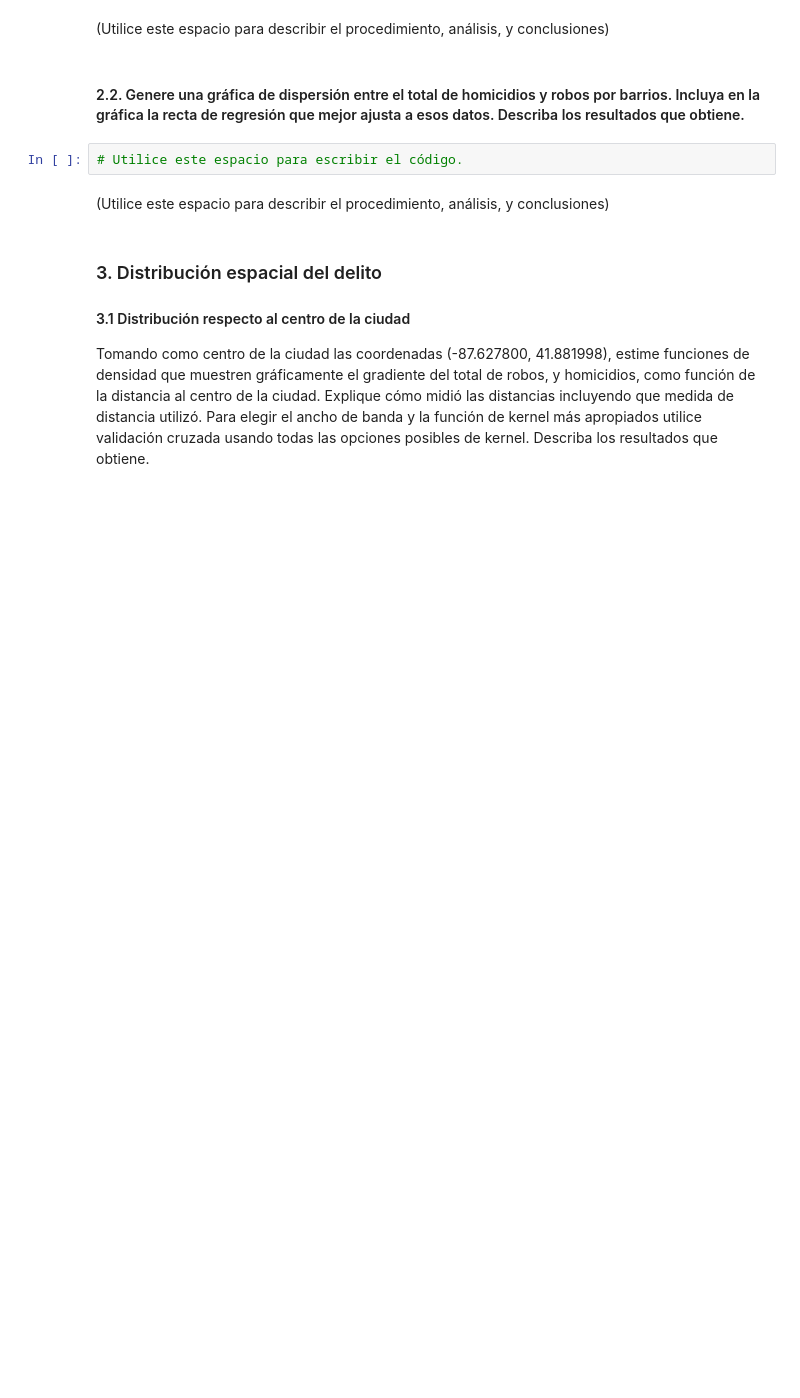
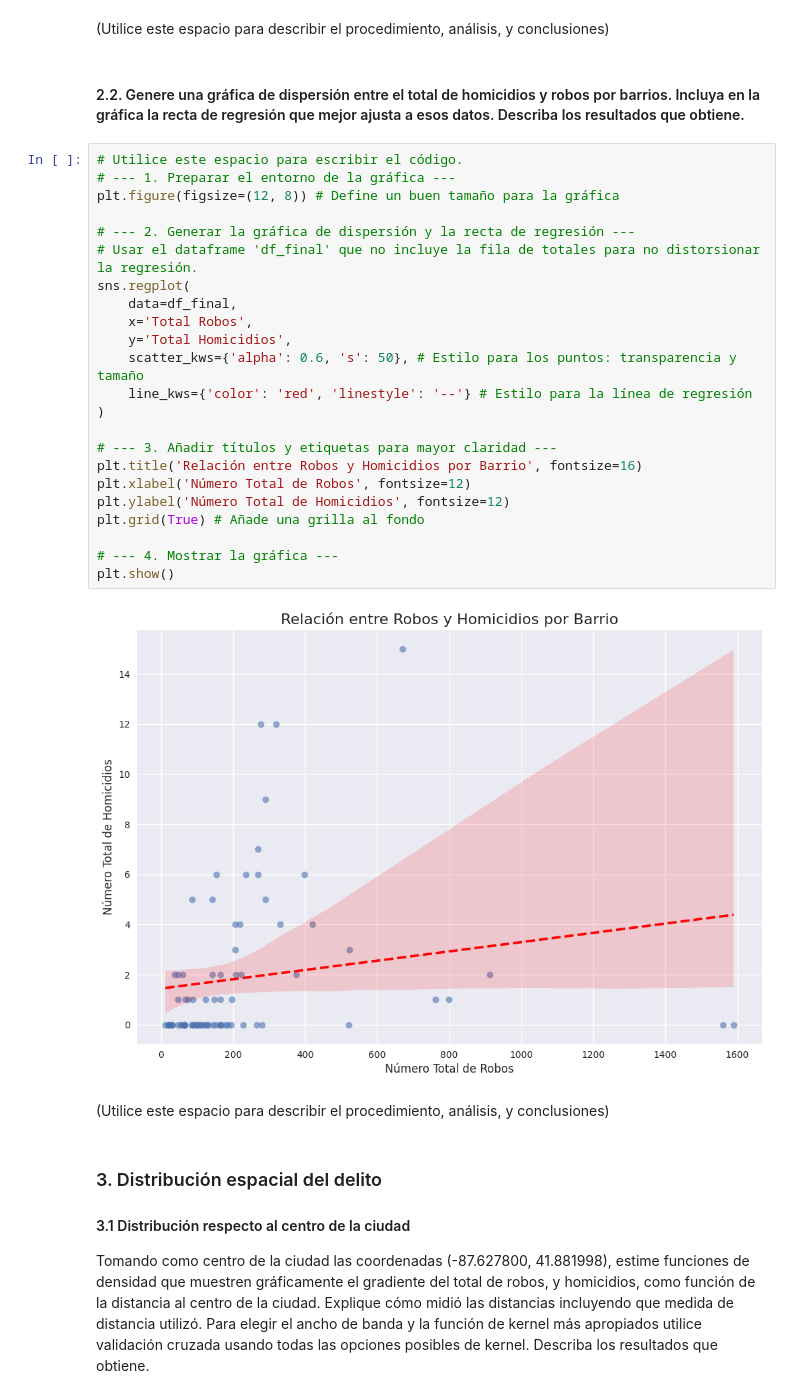
Before and after one commit to DanielEMontero/MIAD_ANS_202514, a Jupyter notebook: Semana 7/RonySolve_S7_LC_Taller_Geograficos_KDE.ipynb, the cells around one changed output. Cells and saved outputs as stored; diff of their text form; blank space fills up the shorter version.

```diff
--- a/Semana 7/RonySolve_S7_LC_Taller_Geograficos_KDE.ipynb
+++ b/Semana 7/RonySolve_S7_LC_Taller_Geograficos_KDE.ipynb
@@ -276,6 +371,29 @@ None
 #### 2.2. Genere una gráfica de dispersión entre el total de homicidios y robos por barrios. Incluya en la gráfica la recta de regresión que mejor ajusta a esos datos. Describa los resultados que obtiene.
 # %%
 # Utilice este espacio para escribir el código.
+# --- 1. Preparar el entorno de la gráfica ---
+plt.figure(figsize=(12, 8)) # Define un buen tamaño para la gráfica
+
+# --- 2. Generar la gráfica de dispersión y la recta de regresión ---
+# Usar el dataframe 'df_final' que no incluye la fila de totales para no distorsionar la regresión.
+sns.regplot(
+    data=df_final,
+    x='Total Robos',
+    y='Total Homicidios',
+    scatter_kws={'alpha': 0.6, 's': 50}, # Estilo para los puntos: transparencia y tamaño
+    line_kws={'color': 'red', 'linestyle': '--'} # Estilo para la línea de regresión
+)
+
+# --- 3. Añadir títulos y etiquetas para mayor claridad ---
+plt.title('Relación entre Robos y Homicidios por Barrio', fontsize=16)
+plt.xlabel('Número Total de Robos', fontsize=12)
+plt.ylabel('Número Total de Homicidios', fontsize=12)
+plt.grid(True) # Añade una grilla al fondo
+
+# --- 4. Mostrar la gráfica ---
+plt.show()
+# %% [output]
+[figure, added]
 # %% [markdown]
 (Utilice este espacio para describir el procedimiento, análisis, y conclusiones)
 # %% [markdown]
```
Also changed, not shown: parts of 1 cell of this notebook.
